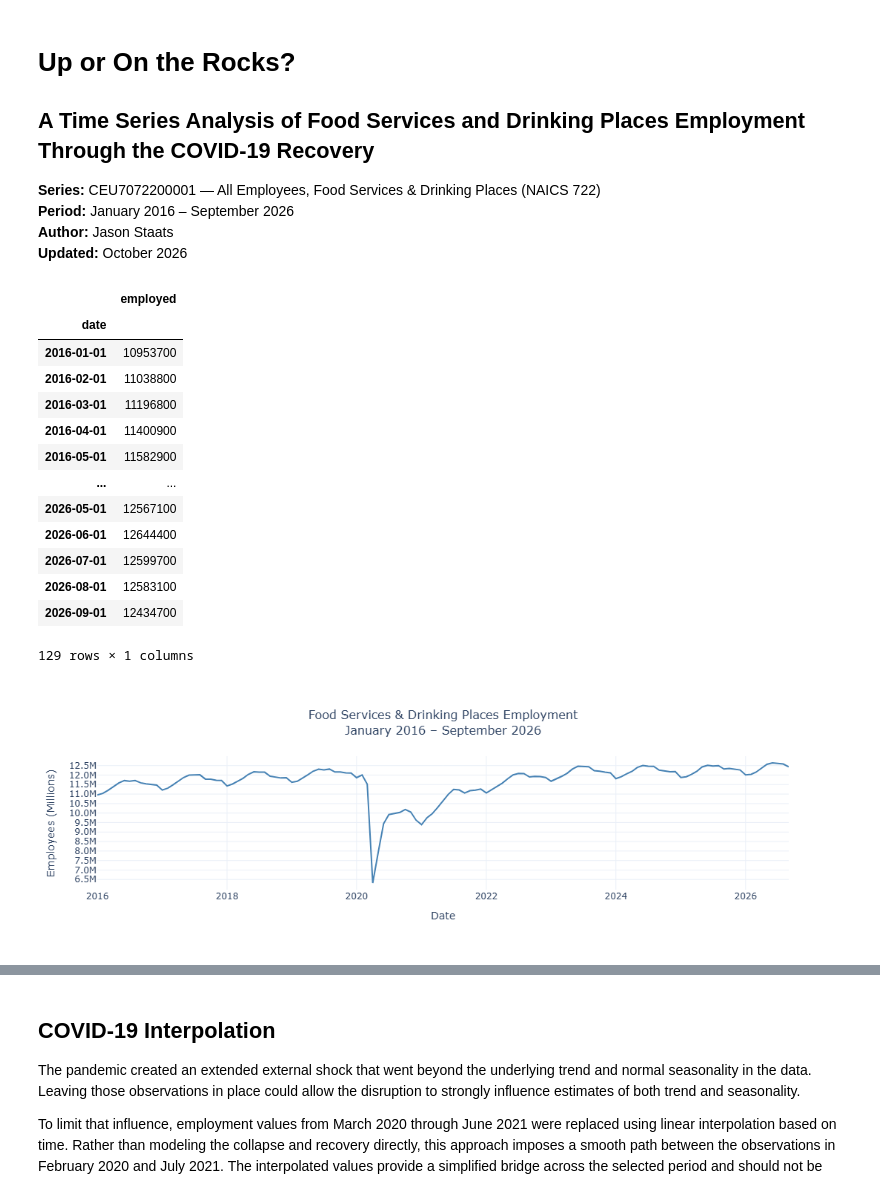
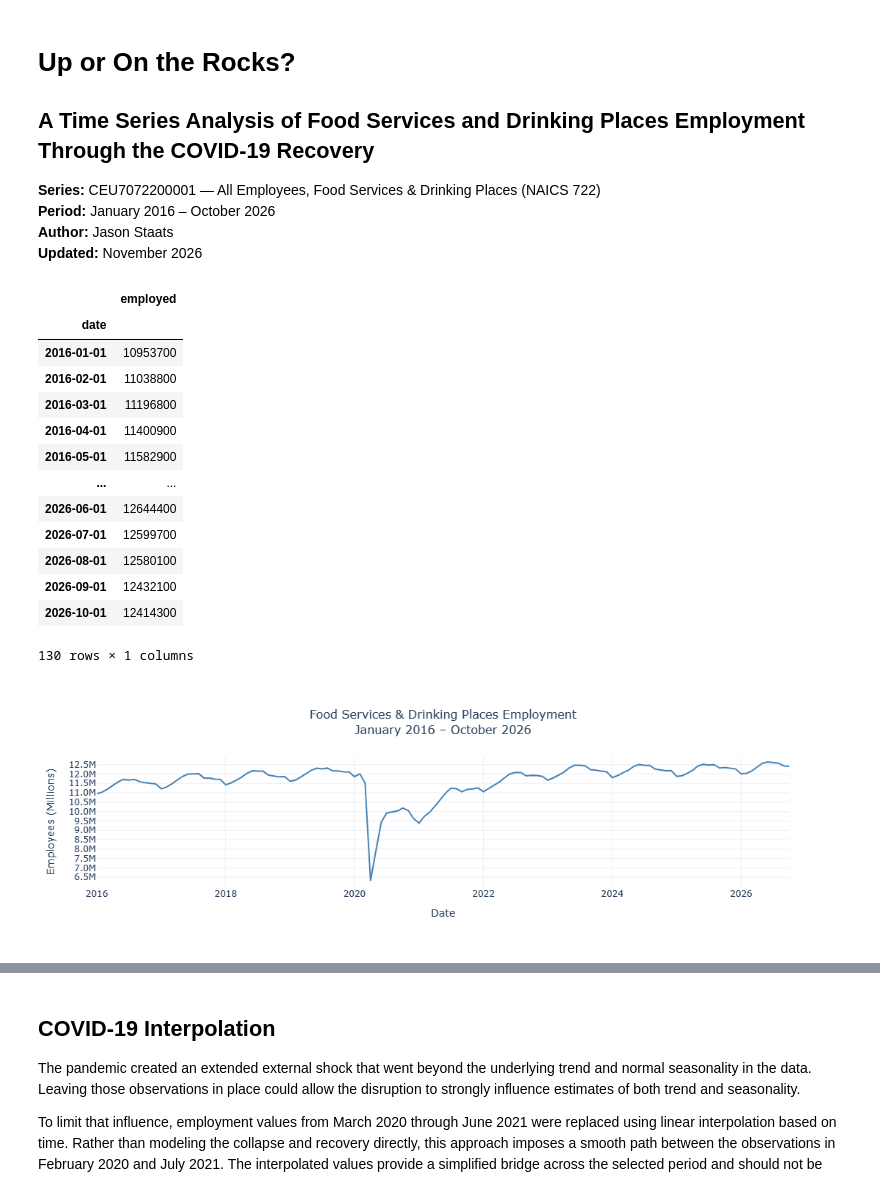
Before and after one commit to Jason-Staats/up-or-on-the-rocks, a Jupyter notebook: up_or_rocks.ipynb, the cells around one changed output, grey strips where cells are left out. Cells and saved outputs as stored; diff of their text form; code cells hidden in the pictures.

Commit message:
October Update

```diff
--- a/up_or_rocks.ipynb
+++ b/up_or_rocks.ipynb
@@ -3,12 +3,13 @@
 ## A Time Series Analysis of Food Services and Drinking Places Employment Through the COVID-19 Recovery
 
 **Series:** CEU7072200001 — All Employees, Food Services & Drinking Places (NAICS 722)
-**Period:** January 2016 – September 2026
+**Period:** January 2016 – October 2026
 **Author:** Jason Staats
-**Updated:** October 2026
+**Updated:** November 2026
 # %%
 # --- Core ---
 import requests
+import certifi
 import json
 import warnings
 import pandas as pd
@@ -50,7 +51,12 @@ payload = {
     "registrationkey": API_KEY
 }
 
-response = requests.post(url, json=payload, timeout=30)
+response = requests.post(
+    url,
+    json=payload,
+    timeout=30,
+    verify=certifi.where(),
+)
 response.raise_for_status()
 
 data = response.json()
@@ -84,45 +90,45 @@ df
 | 2016-04-01 | 11400900 |
 | 2016-05-01 | 11582900 |
 | ... | ... |
-| 2026-05-01 | 12567100 |
 | 2026-06-01 | 12644400 |
 | 2026-07-01 | 12599700 |
-| 2026-08-01 | 12583100 |
-| 2026-09-01 | 12434700 |
+| 2026-08-01 | 12580100 |
+| 2026-09-01 | 12432100 |
+| 2026-10-01 | 12414300 |
-129 rows × 1 columns
+130 rows × 1 columns
 # %%
 # =============================================================================
 # Section 2: Full Series
 # =============================================================================
 
 fig = go.Figure()
 
 fig.add_trace(go.Scatter(
     x=df.index, y=df['employed'],
     mode='lines',
     name='Employed',
     line=dict(color='steelblue', width=2)
 ))
 
 fig.update_layout(
-    title=dict(text='Food Services & Drinking Places Employment<br>January 2016 – September 2026',
+    title=dict(text='Food Services & Drinking Places Employment<br>January 2016 – October 2026',
                x=0.5, font=dict(size=16)),
     xaxis_title='Date',
     yaxis_title='Employees (Millions)',
     yaxis=dict(
         tickvals=list(range(6_500_000, 13_000_000, 500_000)),
         ticktext=[
             f'{v/1_000_000:.1f}M'
             for v in range(6_500_000, 13_000_000, 500_000)
         ]
     ),
     hovermode='x unified',
     template='plotly_white'
 )
 
 fig.show()
 # %% [output]
-[figure, old version]
+[figure, new version]
 # %% [markdown]
 ## Full Series
 
```
Also changed, not shown: parts of 16 cells of this notebook, 8 other files.
